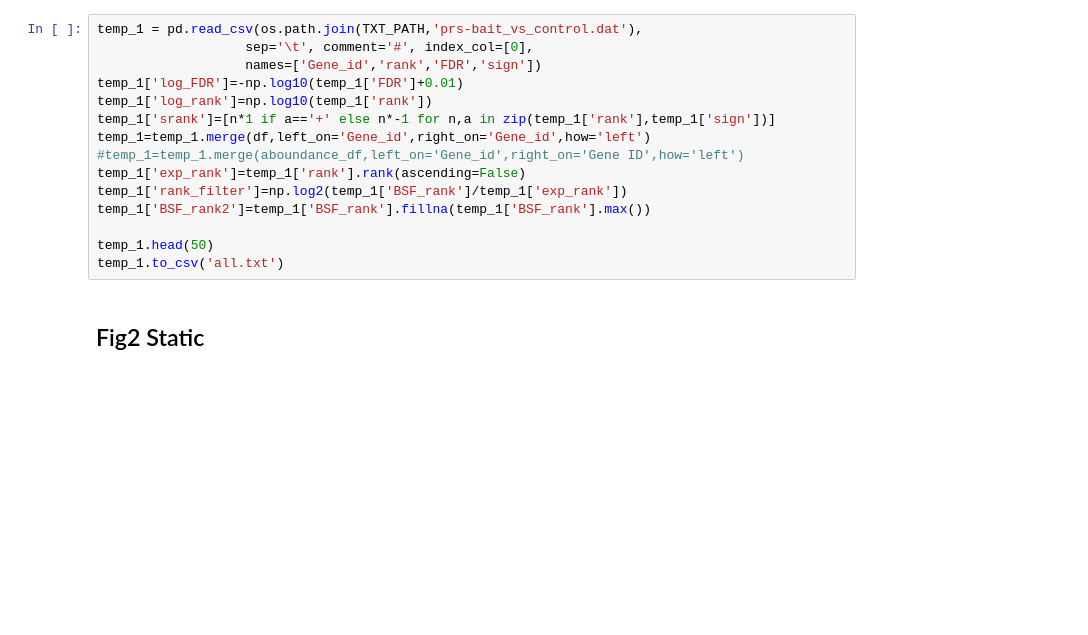
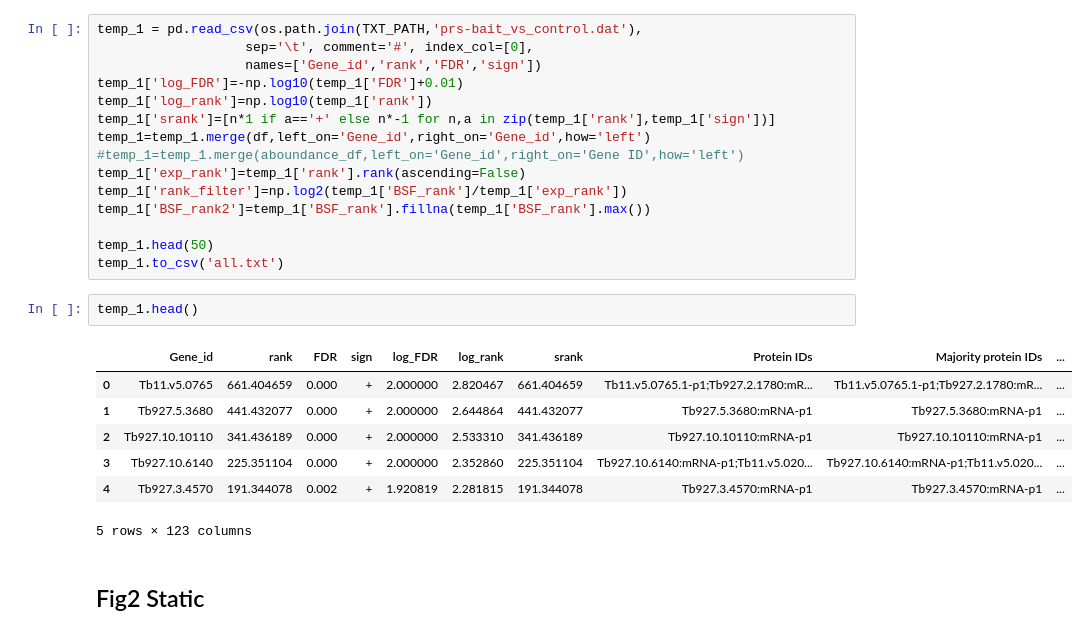
Before and after one commit to mtinti/TbGPI3, a Jupyter notebook: analysis_def.ipynb, the cells around one changed output. Drawn from its saved outputs; the diff is of its cells as text; blank space fills up the shorter version.

```diff
--- a/analysis_def.ipynb
+++ b/analysis_def.ipynb
@@ -418,6 +418,16 @@ temp_1['BSF_rank2']=temp_1['BSF_rank'].fillna(temp_1['BSF_rank'].max())
 
 temp_1.head(50)
 temp_1.to_csv('all.txt')
+# %%
+temp_1.head()
+# %% [output]
+|  | Gene_id | rank | FDR | sign | log_FDR | log_rank | srank | Protein IDs | Majority protein IDs | ... |
+| 0 | Tb11.v5.0765 | 661.404659 | 0.000 | + | 2.000000 | 2.820467 | 661.404659 | Tb11.v5.0765.1-p1;Tb927.2.1780:mR... | Tb11.v5.0765.1-p1;Tb927.2.1780:mR... | ... |
+| 1 | Tb927.5.3680 | 441.432077 | 0.000 | + | 2.000000 | 2.644864 | 441.432077 | Tb927.5.3680:mRNA-p1 | Tb927.5.3680:mRNA-p1 | ... |
+| 2 | Tb927.10.10110 | 341.436189 | 0.000 | + | 2.000000 | 2.533310 | 341.436189 | Tb927.10.10110:mRNA-p1 | Tb927.10.10110:mRNA-p1 | ... |
+| 3 | Tb927.10.6140 | 225.351104 | 0.000 | + | 2.000000 | 2.352860 | 225.351104 | Tb927.10.6140:mRNA-p1;Tb11.v5.020... | Tb927.10.6140:mRNA-p1;Tb11.v5.020... | ... |
+| 4 | Tb927.3.4570 | 191.344078 | 0.002 | + | 1.920819 | 2.281815 | 191.344078 | Tb927.3.4570:mRNA-p1 | Tb927.3.4570:mRNA-p1 | ... |
+5 rows × 123 columns
 # %% [markdown]
 ## Fig2 Static
 # %%
```
Also changed, not shown: parts of 19 cells of this notebook, 6 other files.
